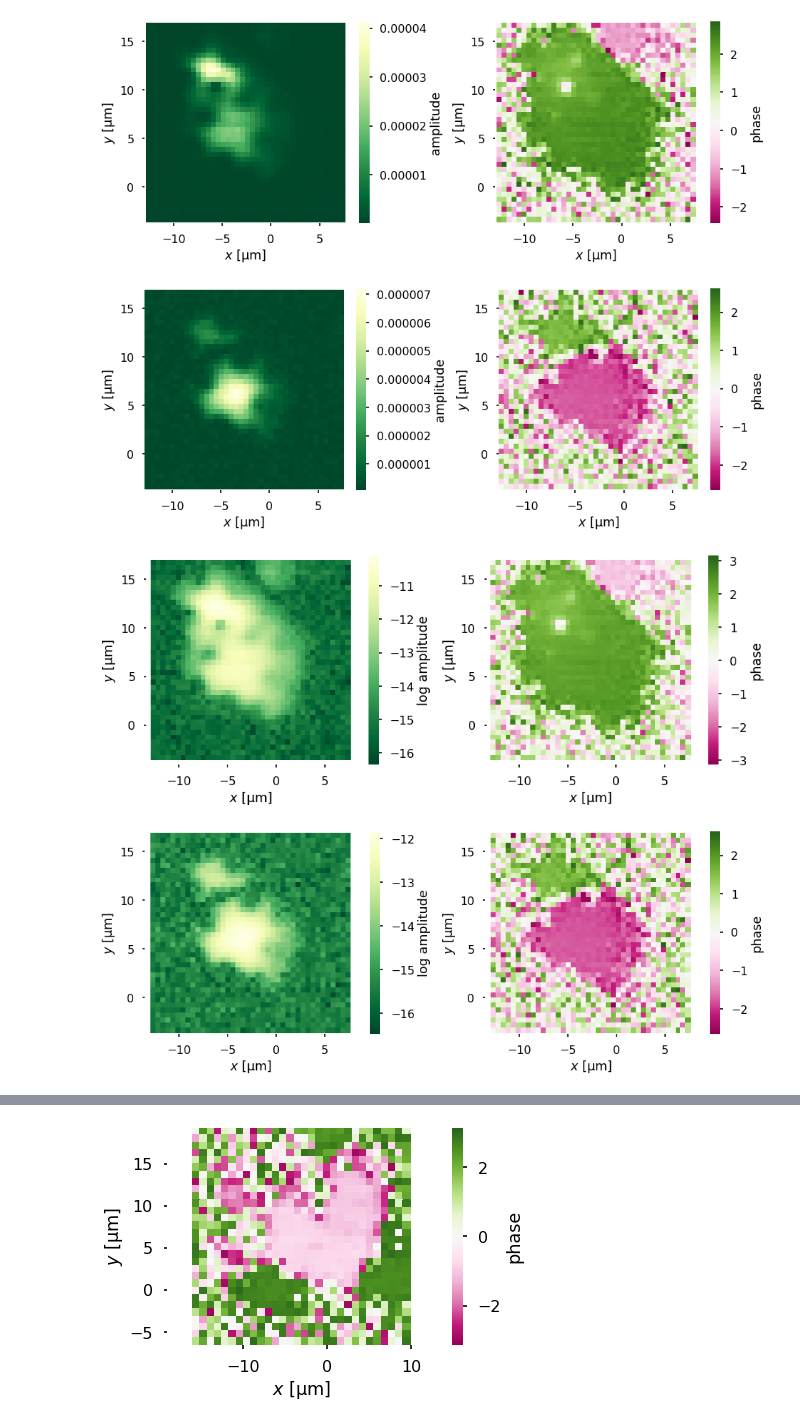
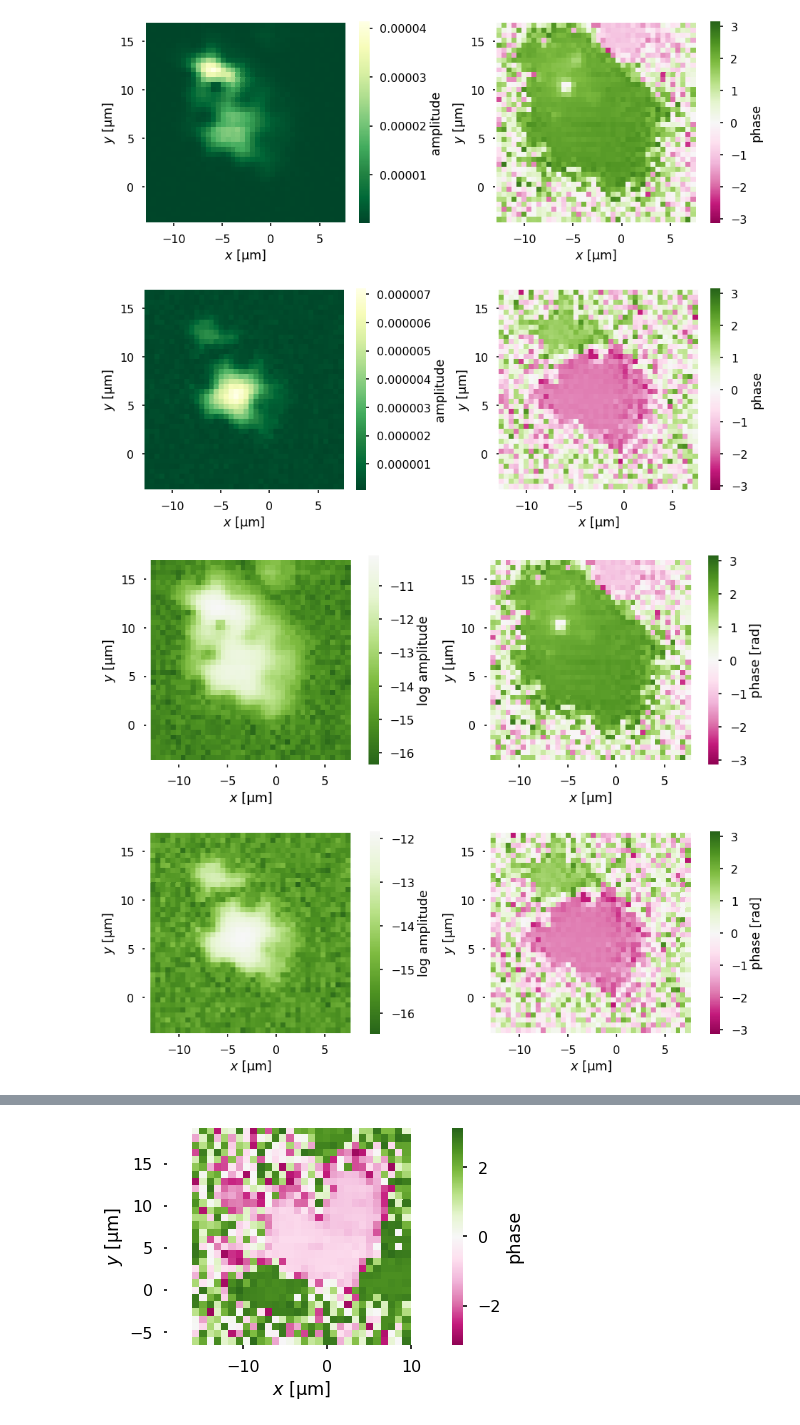
Before and after one commit to horowitz-lab/NetMAP, a Jupyter notebook: Mode Maps.ipynb, the cells around one changed output, grey strips where cells are left out. Drawn from its saved outputs; the diff is of its cells as text; code cells hidden in the pictures.

Commit message:
Aesthetics: Log amplitude maps with light green to match the phase maps

```diff
--- a/Mode Maps.ipynb
+++ b/Mode Maps.ipynb
@@ -17,9 +32,9 @@ add_circle = False
 # %%
 ############### Mac vs Windows ##############
-folder1 = '/Volumes/Aleman-Lab/Group/Projects/GrapheneCoupledResonators/Data/Sample2/2019/2019/08/09/'
-folder2 = '/Volumes/Aleman-Lab/Group/Projects/GrapheneCoupledResonators/Data/Sample2/2019/07/30/'
-#folder1 = r'\\cas-fs1.uoregon.edu\Material-Science-Institute\Aleman-Lab\Group\Projects\GrapheneCoupledResonators\Data\Sample2\2019\2019\08\09'
-#folder2 = r'\\cas-fs1.uoregon.edu\Material-Science-Institute\Aleman-Lab\Group\Projects\GrapheneCoupledResonators\Data\Sample2\2019\07\30'
+#folder1 = '/Volumes/Aleman-Lab/Group/Projects/GrapheneCoupledResonators/Data/Sample2/2019/2019/08/09/'
+#folder2 = '/Volumes/Aleman-Lab/Group/Projects/GrapheneCoupledResonators/Data/Sample2/2019/07/30/'
+folder1 = r'\\cas-fs1.uoregon.edu\Material-Science-Institute\Aleman-Lab\Group\Projects\GrapheneCoupledResonators\Data\Sample2\2019\2019\08\09'
+folder2 = r'\\cas-fs1.uoregon.edu\Material-Science-Institute\Aleman-Lab\Group\Projects\GrapheneCoupledResonators\Data\Sample2\2019\07\30'
 
 file = 'PosGU01Array01.00r0.5p3Array01.00r0.5p3Device1.2Drum_15.16MHz_1104325'
 path = os.path.join(folder1,file)
@@ -45,7 +60,7 @@ plt.sca(ax2)
 df['X um']=df['Green X']
 df['Y um']= df['Green Y']
 phase1 = df.pivot_table(index = 'Y um', columns = 'X um', values = 'phase').sort_index(axis = 0, ascending = False)
-myheatmap(phase1, 'phase', cmap='PiYG');
+myheatmap(phase1, 'phase', vmin=-np.pi, vmax = np.pi, cmap='PiYG');
 ax2.axis('equal');
 plt.xlabel(u'$x$ [μm]')
 plt.ylabel(u'$y$ [μm]')
@@ -82,15 +97,15 @@ plt.sca(ax4)
 df['X um']=df['Green X']
 df['Y um']= df['Green Y']
 phase2 = df.pivot_table(index = 'Y um', columns = 'X um', values = 'phase').sort_index(axis = 0, ascending = False)
-myheatmap(phase2, 'phase', cmap='PiYG');
+myheatmap(phase2, 'phase', vmin=-np.pi, vmax = np.pi, cmap='PiYG');
 plt.xlabel(u'$x$ [μm]')
 plt.ylabel(u'$y$ [μm]')
 ax4.axis('equal');
 
 plt.tight_layout();
 # %% [output]
-[figure, old version]
+[figure, new version]
-[figure, old version]
+[figure, new version]
 # %%
 file = 'PosGU01Array01.00r0.5p3Array01.00r0.5p3Device1.2Drum_15.16MHz_1104325'
 path = os.path.join(folder1,file)
@@ -98,25 +113,32 @@ df = pd.read_csv(os.path.join(path, 'Demod1.csv'), skiprows = 2)
 #df.r = df.r/df.r.max()
 #print(df)
 
+df['X um']=df['Green X']
+df['Y um']= df['Green Y']
+
 fig, (ax1, ax2) = plt.subplots(1, 2, figsize=(12.8,5))
 
 #plt.suptitle(file + '\n\n');
 
 plt.sca(ax1)
-df['X um']=df['Green X']
-df['Y um']= df['Green Y']
+
 amp1 = df.pivot_table(index = 'Y um', columns = 'X um', values = 'r').sort_index(axis = 0, ascending = False)
-myheatmap(np.log(amp1), 'log amplitude', cmap = 'YlGn_r');
+data = np.log(amp1)
+# set white at max, cut colorbar in half
+vmin = np.array(data).min()
+vmax = np.array(data).max()
+greennorm = MidpointNormalize(vmin=vmin, vmax=vmax, midpoint=vmax)
+
+myheatmap(data, 'log amplitude', norm = greennorm,
+          cmap='PiYG_r');
 plt.xlabel(u'$x$ [μm]')
 plt.ylabel(u'$y$ [μm]')
 ax1.axis('equal')
 
 
 plt.sca(ax2)
-df['X um']=df['Green X']
-df['Y um']= df['Green Y']
 phase1 = df.pivot_table(index = 'Y um', columns = 'X um', values = 'phase').sort_index(axis = 0, ascending = False)
-myheatmap(phase1, 'phase', vmin=-np.pi, vmax = np.pi, cmap='PiYG');
+myheatmap(phase1, 'phase [rad]', vmin=-np.pi, vmax = np.pi, cmap='PiYG');
 ax2.axis('equal');
 plt.xlabel(u'$x$ [μm]')
 plt.ylabel(u'$y$ [μm]')
@@ -127,41 +149,46 @@ file = 'PosGU01Array01.00r0.5p3Array01.00r0.5p3Device1.2Drum1_15.5MHz105133'
 path = os.path.join(folder1,file)
 df = pd.read_csv(os.path.join(path, 'Demod1.csv'), skiprows = 2)
 #df.r = df.r/df.r.max()
 #print(df)
+df['X um']=df['Green X']
+df['Y um']= df['Green Y']
 
 
 fig, (ax3, ax4) = plt.subplots(1, 2, figsize=(13.23,5))
 
 plt.sca(ax3)
-df['X um']=df['Green X']
-df['Y um']= df['Green Y']
 amp2 = df.pivot_table(index = 'Y um', columns = 'X um', values = 'r').sort_index(axis = 0, ascending = False)
-myheatmap(np.log(amp2), 'log amplitude', cmap = 'YlGn_r');
+data = np.log(amp2)
+# set white at max, cut colorbar in half
+vmin = np.array(data).min()
+vmax = np.array(data).max()
+greennorm = MidpointNormalize(vmin=vmin, vmax=vmax, midpoint=vmax)
+
+myheatmap(data, 'log amplitude', norm = greennorm,
+          cmap='PiYG_r');
 plt.xlabel(u'$x$ [μm]')
 plt.ylabel(u'$y$ [μm]')
 ax3.axis('equal');
 
 if add_circle:
     circle1 = plt.Circle((-6.8, 7.6), 1, color='w', alpha = .3)
     circle2 = plt.Circle((-2.9,9.9), 1, color='w', alpha = .3)
     circle3 = plt.Circle((-1,5), 1, color='w', alpha = .3)
     ax3.add_artist(circle1)
     ax3.add_artist(circle2)
     ax3.add_artist(circle3)
 
 plt.sca(ax4)
-df['X um']=df['Green X']
-df['Y um']= df['Green Y']
 phase2 = df.pivot_table(index = 'Y um', columns = 'X um', values = 'phase').sort_index(axis = 0, ascending = False)
-myheatmap(phase2, 'phase', cmap='PiYG');
+myheatmap(phase2, 'phase [rad]',vmin=-np.pi, vmax = np.pi, cmap='PiYG');
 plt.xlabel(u'$x$ [μm]')
 plt.ylabel(u'$y$ [μm]')
 ax4.axis('equal');
 
 plt.tight_layout();
 # %% [output]
-[figure, old version]
+[figure, new version]
-[figure, old version]
+[figure, new version]
 # %%
 file = 'PosGU01Arrray01.00r0.5p3Device0.1Drum2_10V114238'
 path = os.path.join(folder2,file)
```
Also changed, not shown: parts of 7 cells of this notebook.
